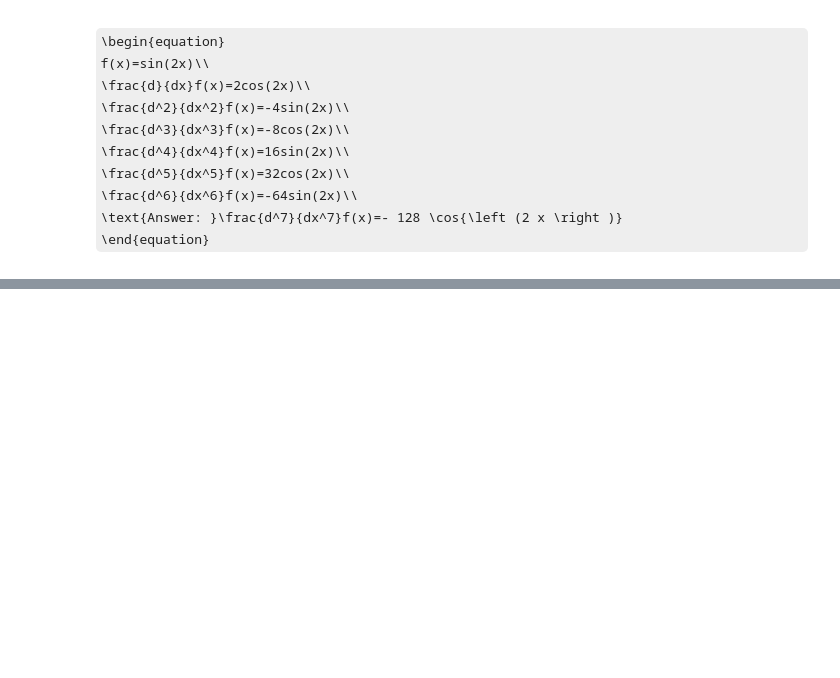
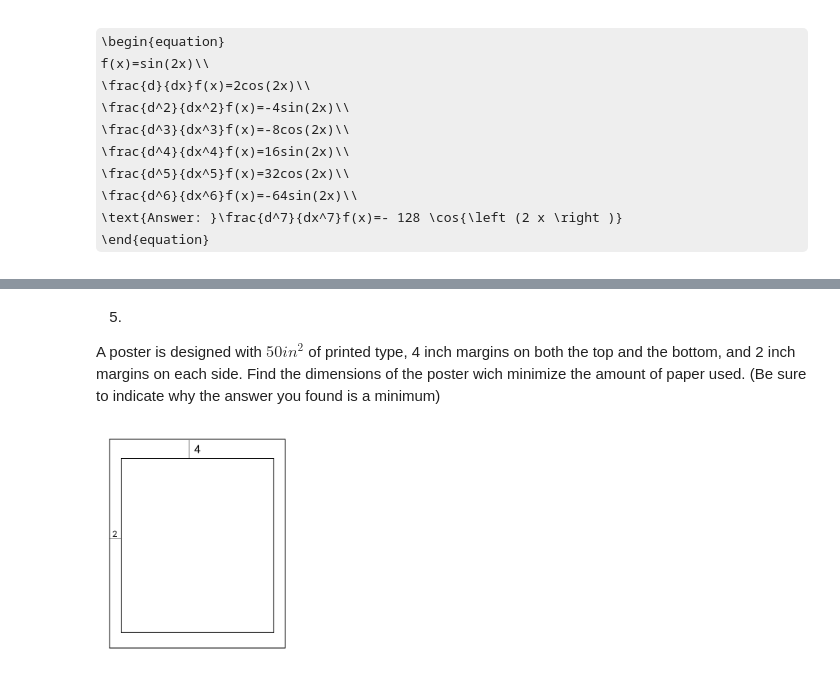
Before and after one commit to Sroka/jupyter_maths, a Jupyter notebook: Calculus1/FinalExam.ipynb, the cells around one changed output, grey strips where cells are left out. Drawn from its saved outputs; the diff is of its cells as text; code cells hidden in the pictures; some formulas as TeX source; blank space fills up the shorter version.

```diff
--- a/Calculus1/FinalExam.ipynb
+++ b/Calculus1/FinalExam.ipynb
@@ -69,0 +265,7 @@ f(x)=sin(2x)\\
+# %% [markdown]
+5.
+A poster is designed with $50 in^2$ of printed type, 4 inch margins on both the top and the bottom, and 2 inch margins on each side. Find the dimensions of the poster wich minimize the amount of paper used. (Be sure to indicate why the answer you found is a minimum)
+# %%
+display(Image(filename = "5_figure.png", width=200))
+# %% [output]
+[figure, added]
```
Also changed, not shown: parts of 34 cells of this notebook, 3 other files.
